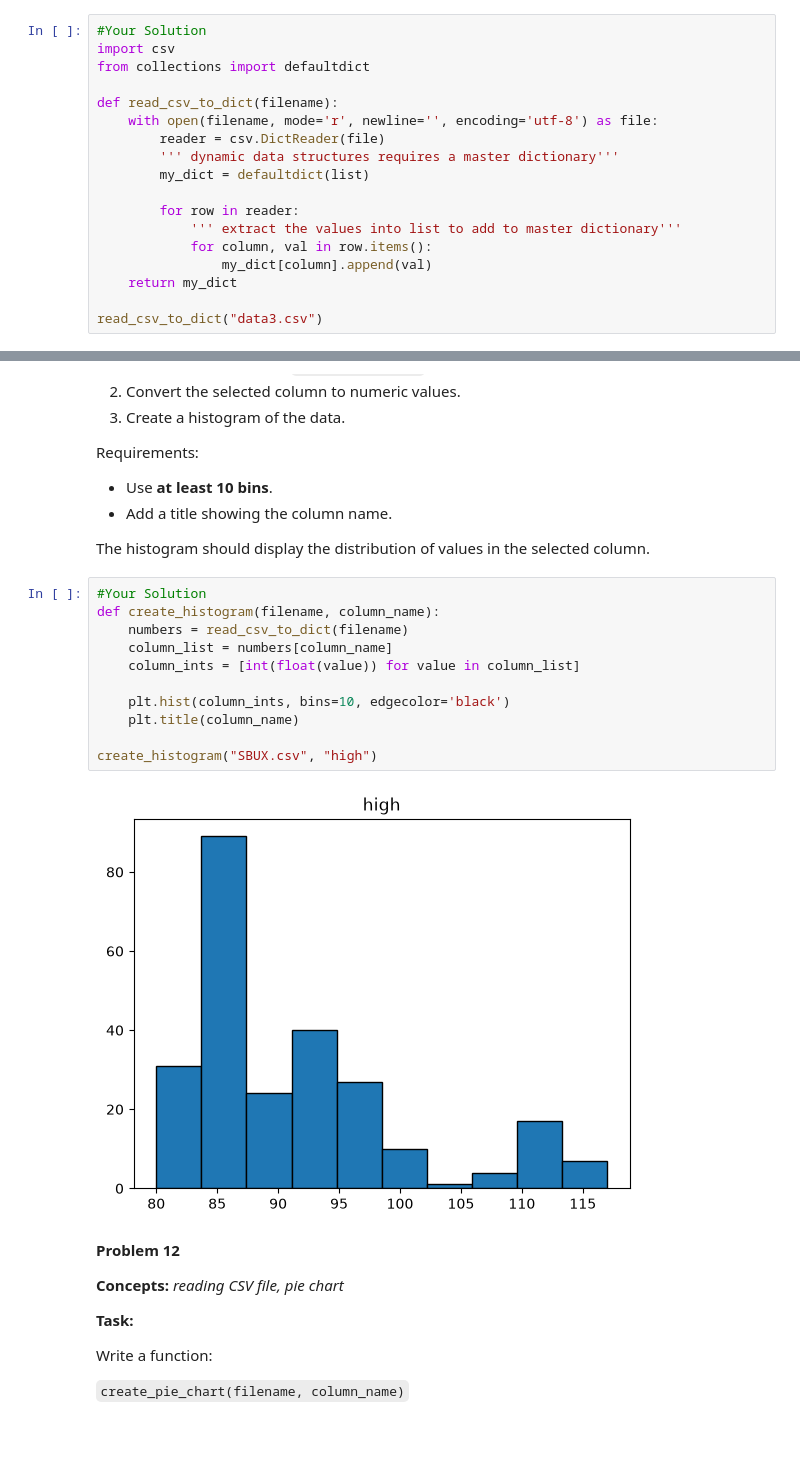
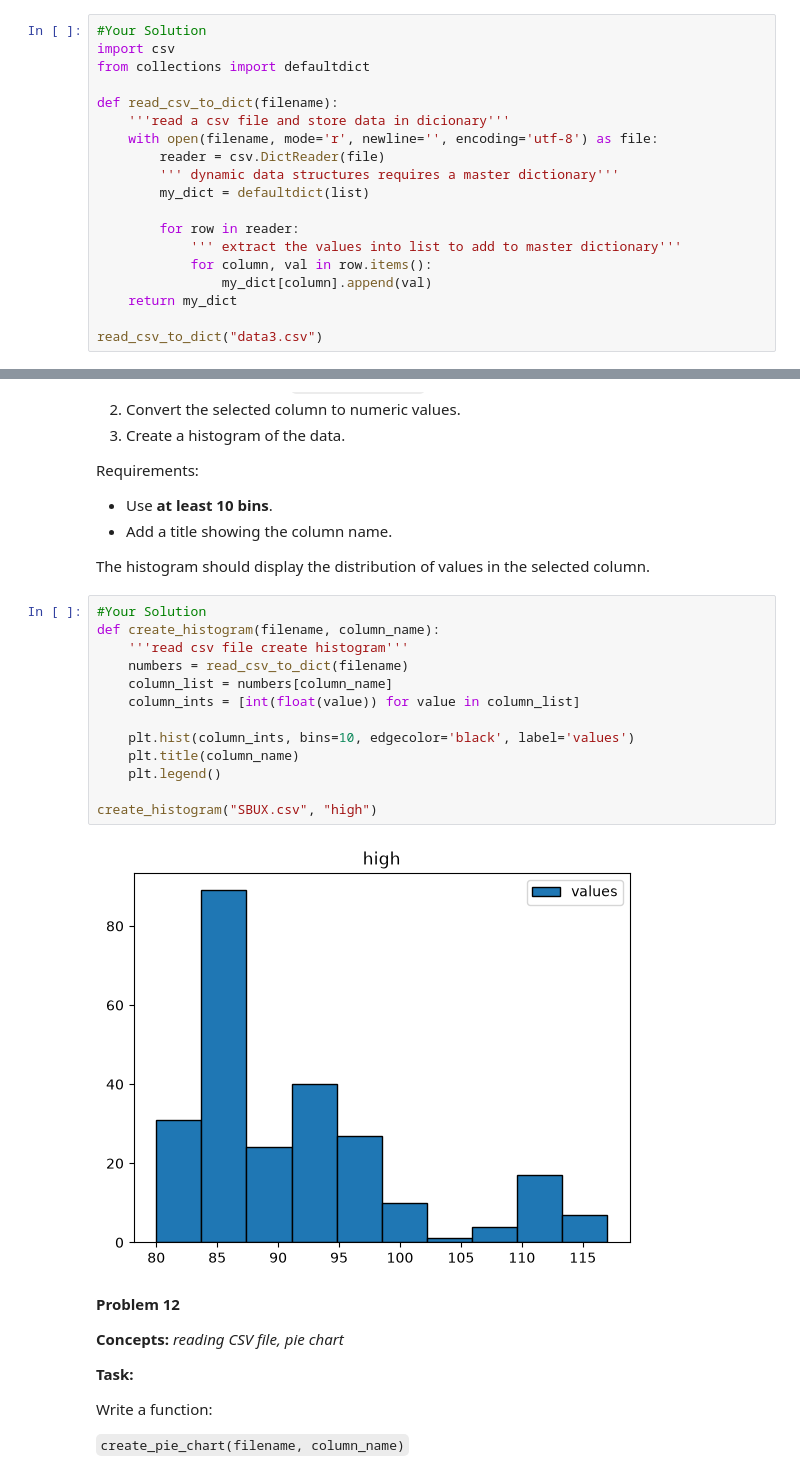
Before and after one commit to rickoprivate/BUAI602HW, a Jupyter notebook: week-09/homework.ipynb, the cells around one changed output, grey strips where cells are left out. Drawn from its saved outputs; the diff is of its cells as text; blank space fills up the shorter version.

```diff
--- a/week-09/homework.ipynb
+++ b/week-09/homework.ipynb
@@ -133,6 +133,7 @@ import csv
 from collections import defaultdict
 
 def read_csv_to_dict(filename):
+    '''read a csv file and store data in dicionary'''
     with open(filename, mode='r', newline='', encoding='utf-8') as file:
         reader = csv.DictReader(file)
         ''' dynamic data structures requires a master dictionary'''
@@ -562,16 +572,18 @@ The histogram should display the distribution of values in the selected column.
 # %%
 #Your Solution
 def create_histogram(filename, column_name):
+    '''read csv file create histogram'''
     numbers = read_csv_to_dict(filename)
     column_list = numbers[column_name]
     column_ints = [int(float(value)) for value in column_list]
 
-    plt.hist(column_ints, bins=10, edgecolor='black')
+    plt.hist(column_ints, bins=10, edgecolor='black', label='values')
     plt.title(column_name)
+    plt.legend()
 
 create_histogram("SBUX.csv", "high")
 # %% [output]
-[figure, old version]
+[figure, new version]
 # %% [markdown]
 **Problem 12**
 
```
Also changed, not shown: parts of 13 cells of this notebook.
